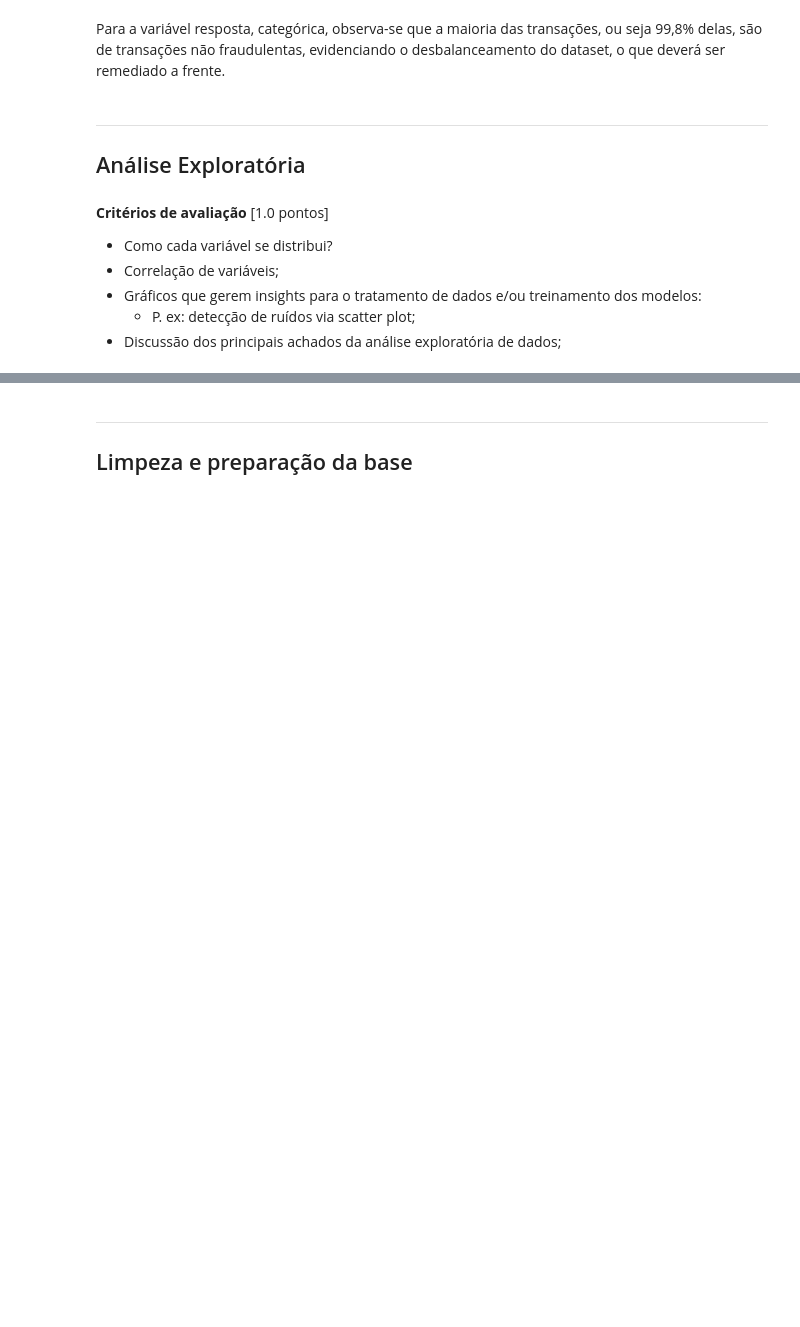
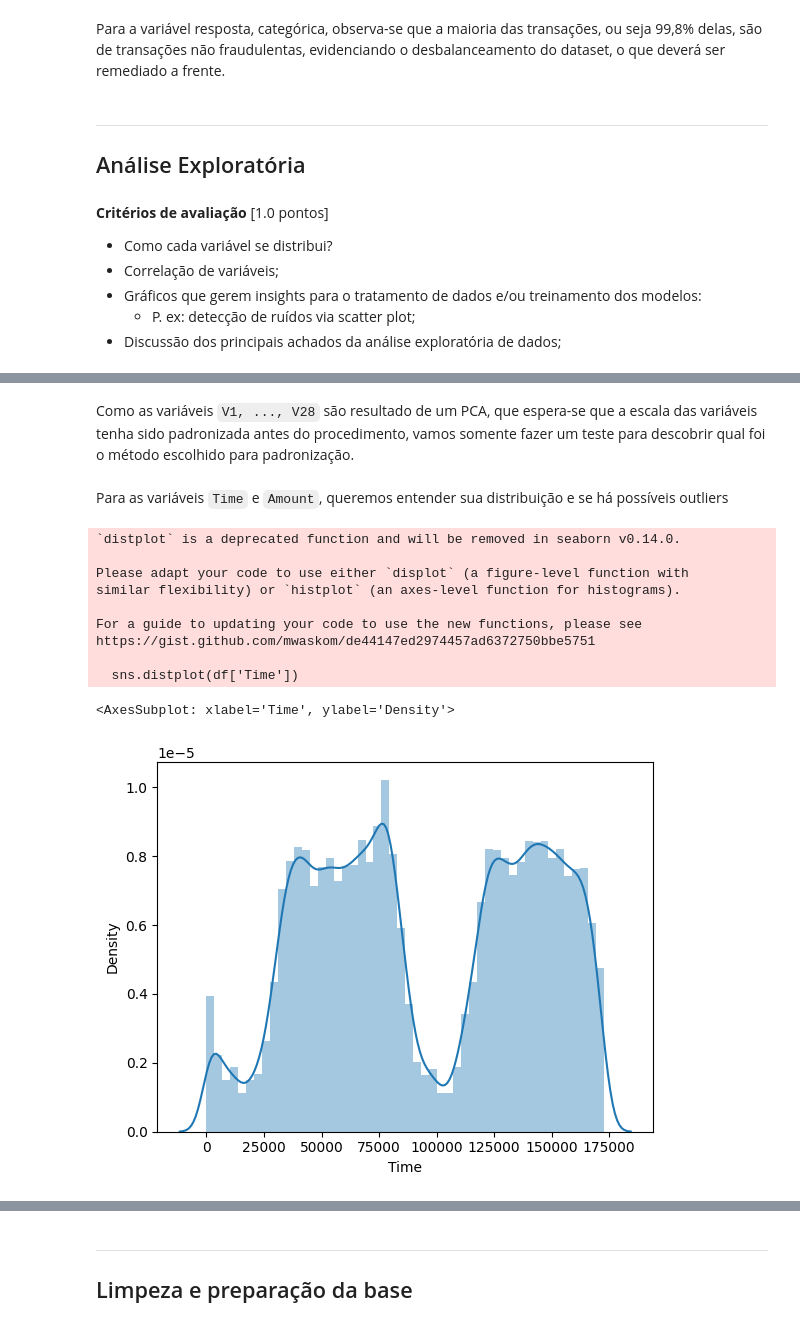
Before and after one commit to gaby-baratela/D2APR_Credit_card_fraud_detection, a Jupyter notebook: Notebook.ipynb, the cells around one changed output, grey strips where cells are left out. Saved outputs shown, nothing was run; the diff lists cells and outputs as text; code cells hidden in the pictures; blank space fills up the shorter version.

```diff
--- a/Notebook.ipynb
+++ b/Notebook.ipynb
@@ -118,0 +162,18 @@ modelos:
+# %% [markdown]
+Como as variáveis `V1, ..., V28` são resultado de um PCA, que espera-se que a escala das variáveis tenha sido padronizada antes do procedimento, vamos somente fazer um teste para descobrir qual foi o método escolhido para padronização.
+# %% [markdown]
+Para as variáveis `Time` e `Amount`, queremos entender sua distribuição e se há possíveis outliers
+# %%
+sns.distplot(df['Time'])
+# %% [output]
+`distplot` is a deprecated function and will be removed in seaborn v0.14.0.
+
+Please adapt your code to use either `displot` (a figure-level function with
+similar flexibility) or `histplot` (an axes-level function for histograms).
+
+For a guide to updating your code to use the new functions, please see
+https://gist.github.com/mwaskom/de44147ed2974457ad6372750bbe5751
+
+  sns.distplot(df['Time'])
+<AxesSubplot: xlabel='Time', ylabel='Density'>
+[figure, added]
```
Also changed, not shown: parts of 28 cells of this notebook.
